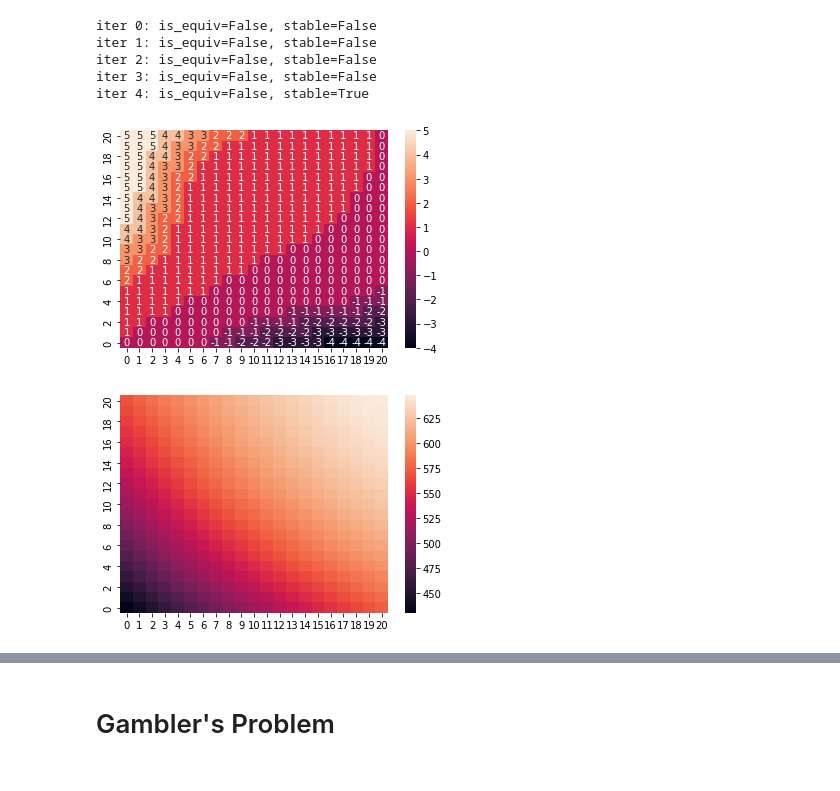
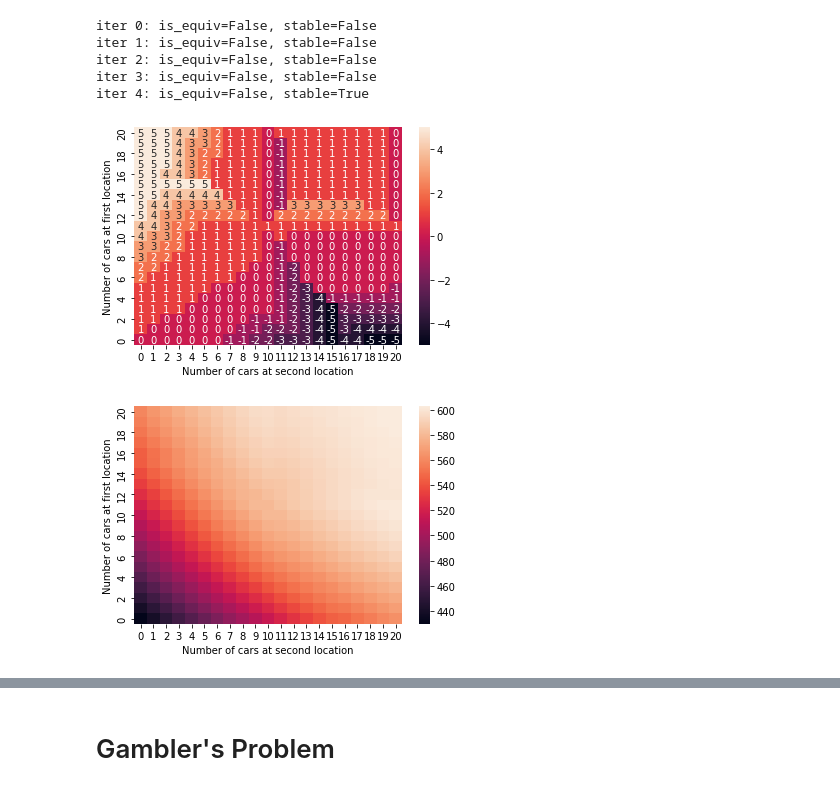
Before and after one commit to rcalef/suttonBarto2ndEd, a Jupyter notebook: ch4/ch4.ipynb, the cells around one changed output, grey strips where cells are left out. Saved outputs shown, nothing was run; the diff lists cells and outputs as text; code cells hidden in the pictures.

Commit message:
Clean up exercise 4.7 implementation, add discussion

```diff
--- a/ch4/ch4.ipynb
+++ b/ch4/ch4.ipynb
@@ -180,9 +180,10 @@ def calculate_one_state(curr_loc1, curr_loc2):
 
 # Calculate transition probabilities and expected rewards for every combination
 # of current state and future state.
-def calculate_all_states(calculate_fn=calculate_one_state):
+def calculate_probs_and_rewards():
+    transition_prob = np.zeros((d, d, d, d))
     expected_reward = np.zeros((d, d, d, d))
-    transition_prob = np.zeros((d, d, d, d))
+
     for curr_loc1, curr_loc2 in np.ndindex((d, d)):
         p, r = calculate_one_state(curr_loc1, curr_loc2)
 
@@ -292,3 +348,9 @@ def policy_iteration(backup_fn=backup_one):
+# %%
+def plot_heatmap(data, **kwargs):
+    ax = sns.heatmap(data, **kwargs)
+    ax.invert_yaxis()
+    ax.set_xlabel("Number of cars at second location")
+    ax.set_ylabel("Number of cars at first location")
 # %%
 optimal_v, optimal_p = policy_iteration()
 # %% [output]
@@ -414,5 +389,5 @@ def backup_one_47(value_fn, num_move, curr_loc1, curr_loc2):
 # %%
-optimal_v_47, optimal_p_47 = policy_iteration(backup_fn=backup_one_47)
+optimal_v_47, optimal_p_47 = policy_iteration(exercise_47=True)
 # %% [output]
 iter 0: is_equiv=False, stable=False
 iter 1: is_equiv=False, stable=False
@@ -420,12 +395,10 @@ iter 2: is_equiv=False, stable=False
 iter 3: is_equiv=False, stable=False
 iter 4: is_equiv=False, stable=True
 # %%
-ax = sns.heatmap(optimal_p_47, annot=True)
-ax.invert_yaxis()
+plot_heatmap(optimal_p_47, annot=True)
 # %% [output]
-[figure, old version]
+[figure, new version]
 # %%
-ax = sns.heatmap(optimal_v_47)
-ax.invert_yaxis()
+plot_heatmap(optimal_v_47)
 # %% [output]
-[figure, old version]
+[figure, new version]
```
Also changed, not shown: parts of 30 cells of this notebook.
